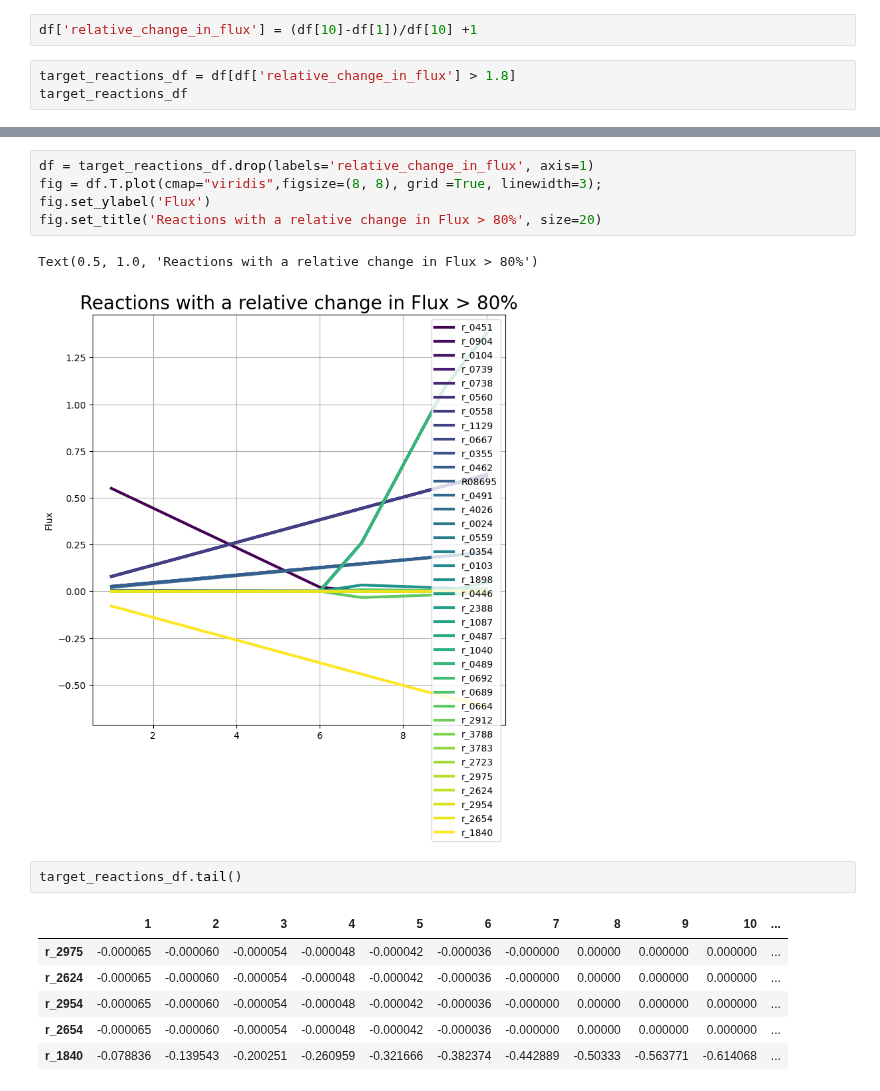
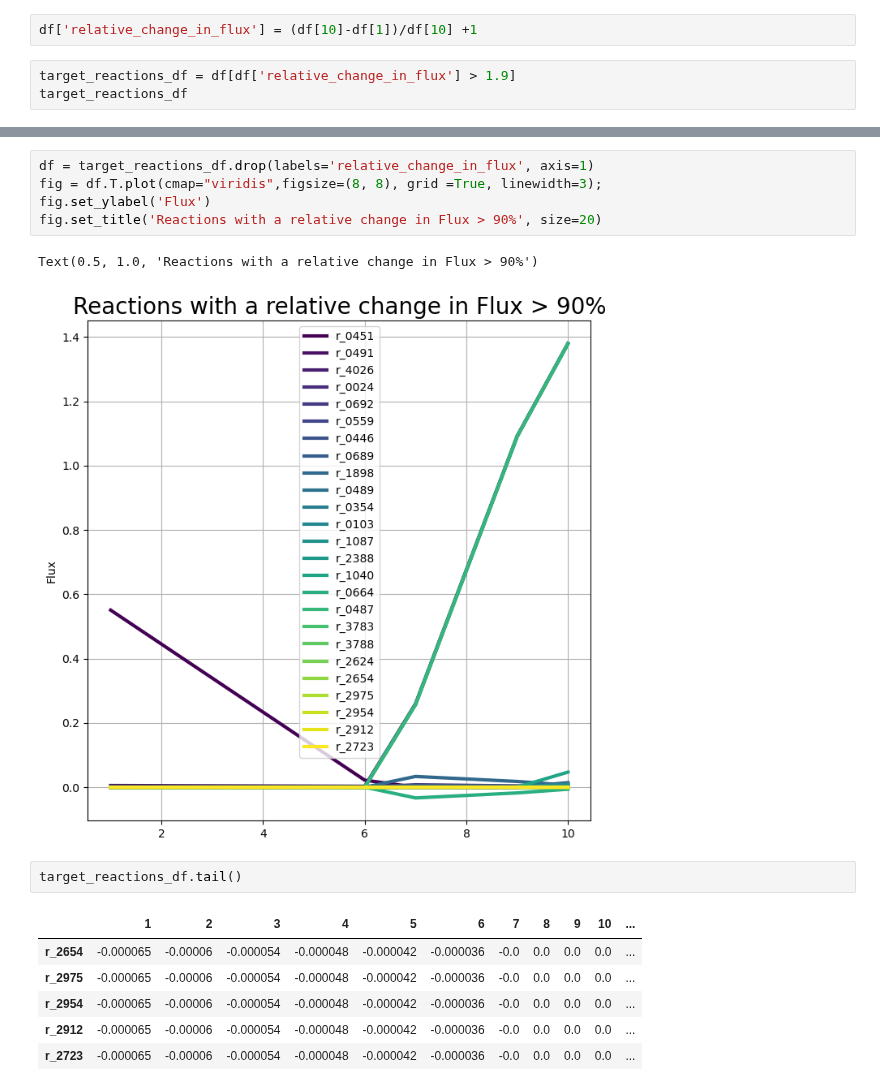
Before and after one commit to 27410/group-assingment-team-4, a Jupyter notebook: yeast-GEM-8.7.0/upregulation.ipynb, the cells around one changed output, grey strips where cells are left out. Drawn from its saved outputs; the diff is of its cells as text.

```diff
--- a/yeast-GEM-8.7.0/upregulation.ipynb
+++ b/yeast-GEM-8.7.0/upregulation.ipynb
@@ -95,7 +93,7 @@ df.head()
 # %%
 df['relative_change_in_flux'] = (df[10]-df[1])/df[10] +1
 # %%
-target_reactions_df = df[df['relative_change_in_flux'] > 1.8]
+target_reactions_df = df[df['relative_change_in_flux'] > 1.9]
 target_reactions_df
 # %% [output]
 |  | 1 | 2 | 3 | 4 | 5 | 6 | 7 | 8 | 9 | 10 | ... |
@@ -118,20 +116,20 @@ target_reactions_df
 # %%
 df = target_reactions_df.drop(labels='relative_change_in_flux', axis=1)
 fig = df.T.plot(cmap="viridis",figsize=(8, 8), grid =True, linewidth=3);
 fig.set_ylabel('Flux')
-fig.set_title('Reactions with a relative change in Flux > 80%', size=20)
+fig.set_title('Reactions with a relative change in Flux > 90%', size=20)
 # %% [output]
-Text(0.5, 1.0, 'Reactions with a relative change in Flux > 80%')
+Text(0.5, 1.0, 'Reactions with a relative change in Flux > 90%')
-[figure, old version]
+[figure, new version]
 # %%
 target_reactions_df.tail()
 # %% [output]
 |  | 1 | 2 | 3 | 4 | 5 | 6 | 7 | 8 | 9 | 10 | ... |
-| r_2975 | -0.000065 | -0.000060 | -0.000054 | -0.000048 | -0.000042 | -0.000036 | -0.000000 | 0.00000 | 0.000000 | 0.000000 | ... |
-| r_2624 | -0.000065 | -0.000060 | -0.000054 | -0.000048 | -0.000042 | -0.000036 | -0.000000 | 0.00000 | 0.000000 | 0.000000 | ... |
-| r_2954 | -0.000065 | -0.000060 | -0.000054 | -0.000048 | -0.000042 | -0.000036 | -0.000000 | 0.00000 | 0.000000 | 0.000000 | ... |
-| r_2654 | -0.000065 | -0.000060 | -0.000054 | -0.000048 | -0.000042 | -0.000036 | -0.000000 | 0.00000 | 0.000000 | 0.000000 | ... |
-| r_1840 | -0.078836 | -0.139543 | -0.200251 | -0.260959 | -0.321666 | -0.382374 | -0.442889 | -0.50333 | -0.563771 | -0.614068 | ... |
+| r_2654 | -0.000065 | -0.00006 | -0.000054 | -0.000048 | -0.000042 | -0.000036 | -0.0 | 0.0 | 0.0 | 0.0 | ... |
+| r_2975 | -0.000065 | -0.00006 | -0.000054 | -0.000048 | -0.000042 | -0.000036 | -0.0 | 0.0 | 0.0 | 0.0 | ... |
+| r_2954 | -0.000065 | -0.00006 | -0.000054 | -0.000048 | -0.000042 | -0.000036 | -0.0 | 0.0 | 0.0 | 0.0 | ... |
+| r_2912 | -0.000065 | -0.00006 | -0.000054 | -0.000048 | -0.000042 | -0.000036 | -0.0 | 0.0 | 0.0 | 0.0 | ... |
+| r_2723 | -0.000065 | -0.00006 | -0.000054 | -0.000048 | -0.000042 | -0.000036 | -0.0 | 0.0 | 0.0 | 0.0 | ... |
 # %%
 target_reactions_df.head()
 # %% [output]
```
Also changed, not shown: parts of 6 cells of this notebook.
